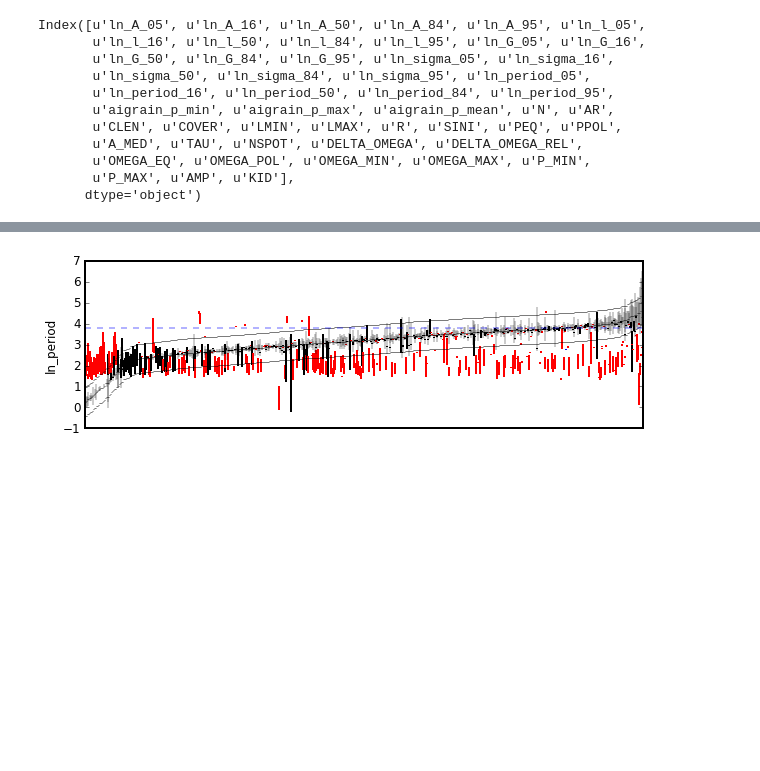
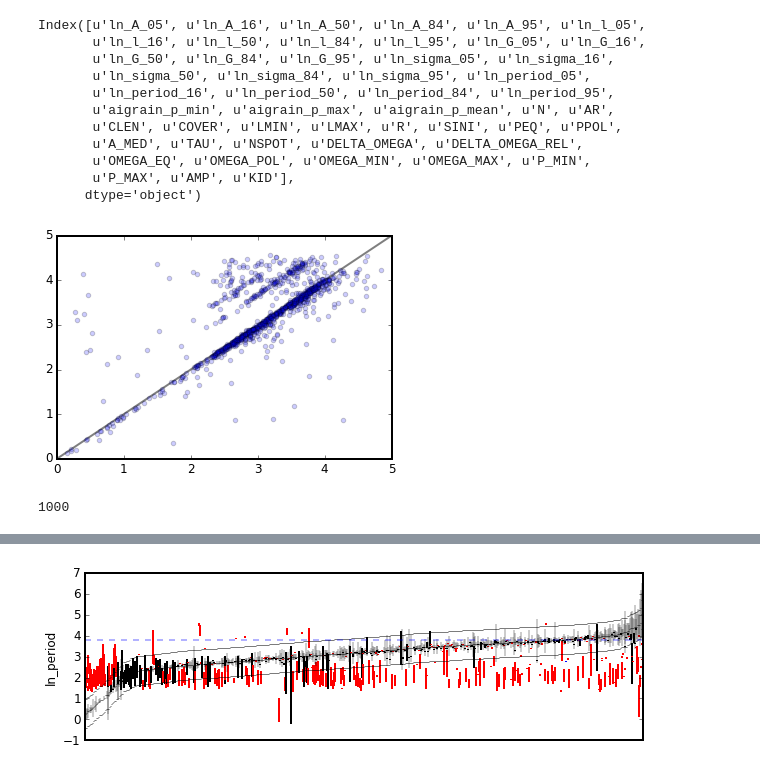
Before and after one commit to RuthAngus/GProtation, a Jupyter notebook: notebooks_tdm/summary.ipynb, the cells around one changed output, grey strips where cells are left out. Cells and saved outputs as stored; diff of their text form; code cells hidden in the pictures; blank space fills up the shorter version.

```diff
--- a/notebooks_tdm/summary.ipynb
+++ b/notebooks_tdm/summary.ipynb
@@ -9,6 +9,11 @@ from gprot.aigrain import AigrainTruths
 resultsdir = '../results_bestchunks'
 df = summarize_fits(resultsdir, truths='aigrain')
 df = df.join(AigrainTruths().df)
+
+df_acf = pd.read_table('../acf_all.txt', delim_whitespace=True, index_col=0,
+                      names=['i','acf_prot','acf_height'])
+df_acf = df_acf.join(AigrainTruths().df)
+df_acf = df_acf.dropna()
 # %%
 df.columns
 # %% [output]
@@ -23,3 +28,24 @@ Index([u'ln_A_05', u'ln_A_16', u'ln_A_50', u'ln_A_84', u'ln_A_95', u'ln_l_05',
        u'OMEGA_EQ', u'OMEGA_POL', u'OMEGA_MIN', u'OMEGA_MAX', u'P_MIN',
        u'P_MAX', u'AMP', u'KID'],
       dtype='object')
+# %%
+%matplotlib inline
+import matplotlib.pyplot as plt
+import mpld3
+mpld3.enable_notebook()
+
+fig, ax = plt.subplots(1,1)
+p_mean = (df_acf.P_MIN + df_acf.P_MAX)/2.
+points = ax.scatter(np.log(p_mean), np.log(df_acf.acf_prot),
+                    alpha=0.2)
+ax.plot(range(6), range(6), 'k', lw=2, alpha=0.5, zorder=0)
+ax.set_xlim((0,5))
+ax.set_ylim((0,5))
+tooltip = mpld3.plugins.PointLabelTooltip(points, labels=[i for i in df_acf.index])
+plugins.connect(fig, tooltip)
+# %% [output]
+[figure, added]
+# %%
+len(df_acf.index)
+# %% [output]
+1000
```
Also changed, not shown: parts of 1 cell of this notebook, 3 other files.
